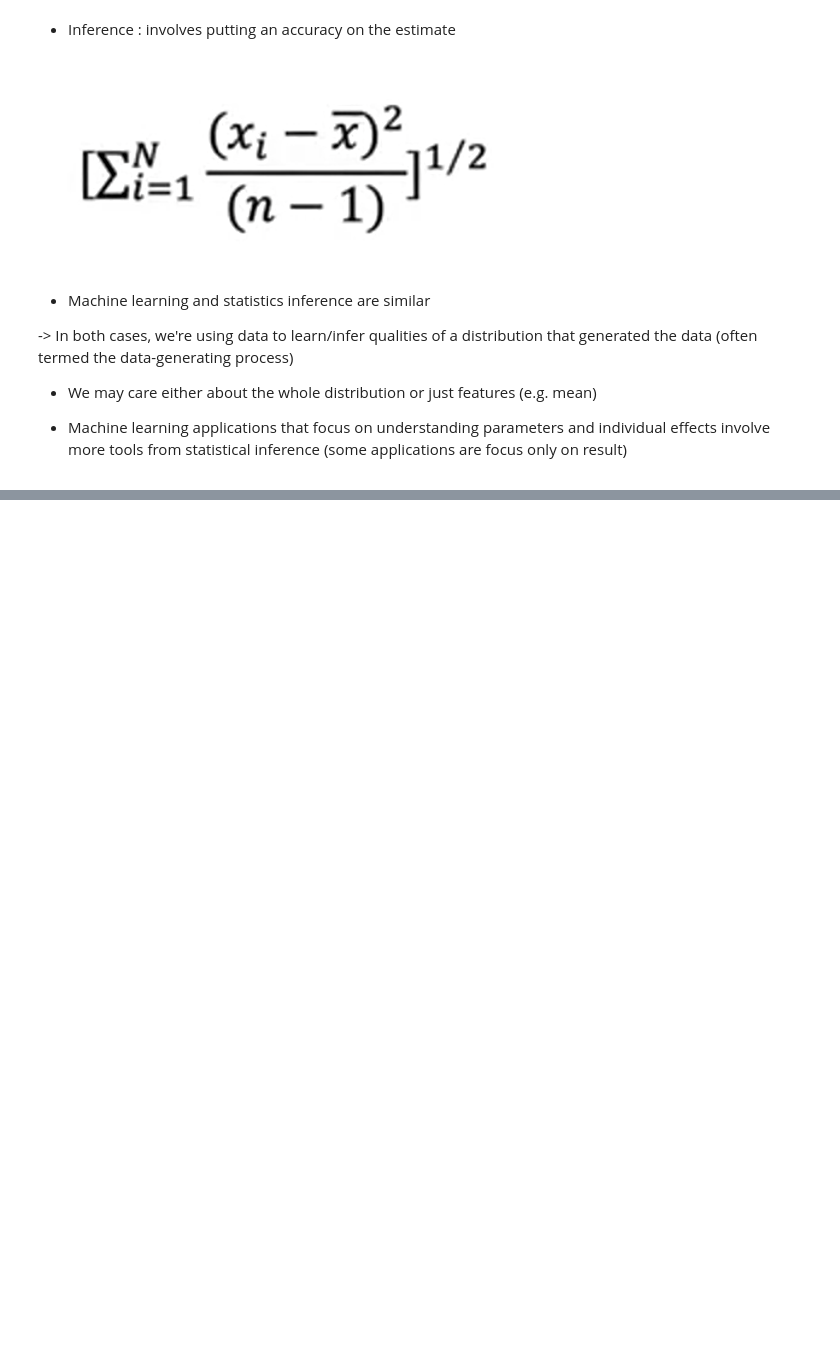
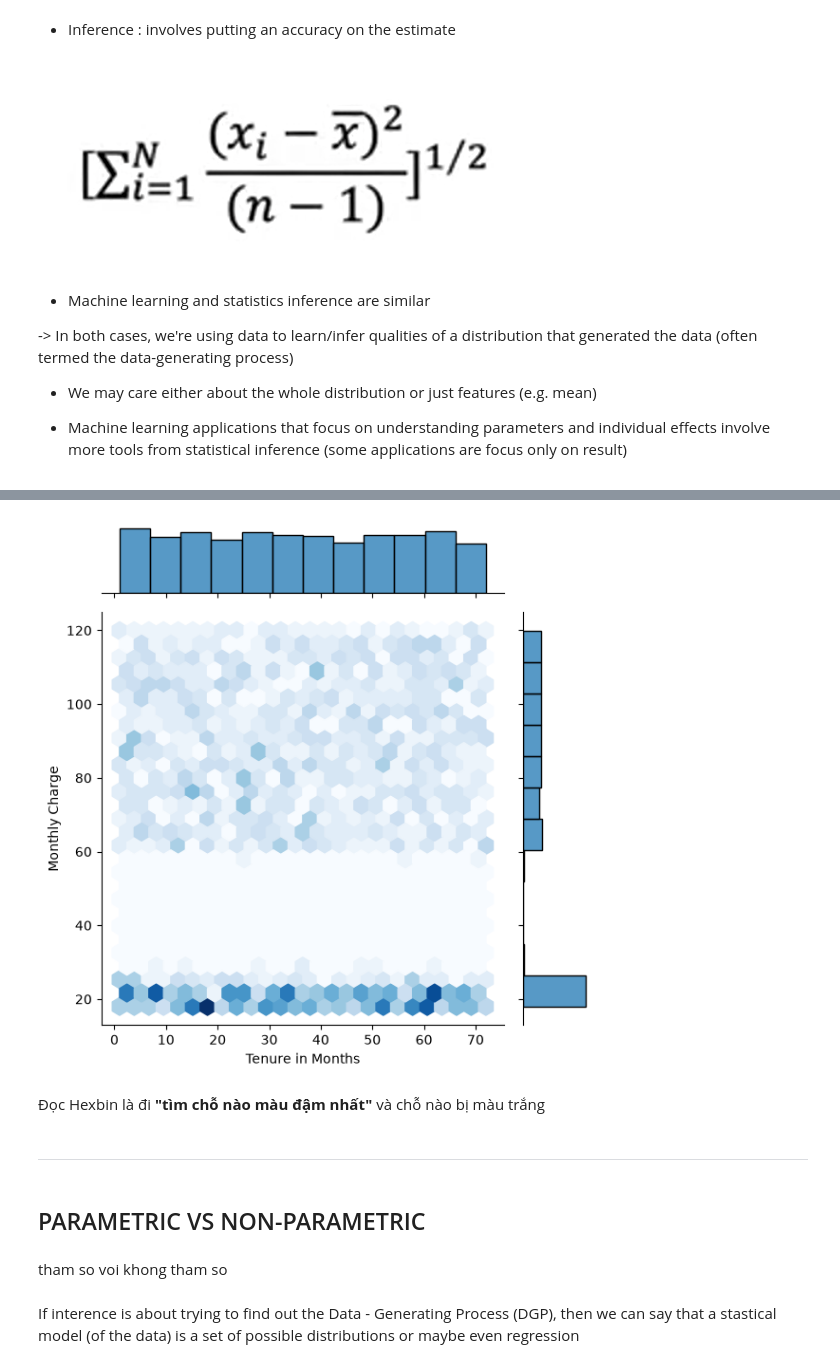
Before and after one commit to AramNguyen/Studyyyy, a Jupyter notebook: IBM Exploratory Data Analysis for ML/04_Inferential_Statistics_And_Hypothesis_Testing.ipynb, the cells around one changed output, grey strips where cells are left out. Drawn from its saved outputs; the diff is of its cells as text; code cells hidden in the pictures; blank space fills up the shorter version.

```diff
--- a/IBM Exploratory Data Analysis for ML/04_Inferential_Statistics_And_Hypothesis_Testing.ipynb
+++ b/IBM Exploratory Data Analysis for ML/04_Inferential_Statistics_And_Hypothesis_Testing.ipynb
@@ -24,0 +39,57 @@
+# %%
+import numpy as np
+import pandas as pd
+import seaborn as sns
+import matplotlib.pyplot as plt
+
+# 1. Tạo tập dữ liệu giả lập mô phỏng hình ảnh trong slide
+np.random.seed(42)
+n_samples = 1500
+
+# Tạo cột tenure (tháng) từ 1 đến 72 tháng
+months = np.random.randint(1, 73, size=n_samples)
+
+# Tạo cột monthly_charges (cước phí) dao động từ 20 đến 120
+# Cố tình gom cụm ở mức cước ~20 và các mốc cước cao để giống hình slide
+charges_low = np.random.normal(loc=20, scale=3, size=n_samples // 3)
+charges_high = np.random.uniform(60, 120, size=n_samples - (n_samples // 3))
+monthly_charges = np.clip(np.concatenate([charges_low, charges_high]), 18, 125)
+
+# Đưa vào DataFrame
+df = pd.DataFrame({
+    'tenure_months': months,
+    'monthly_charges': monthly_charges
+})
+
+# Dictionary ánh xạ nhãn giống như trong slide
+labels = {
+    'months': 'tenure_months',
+    'monthly': 'monthly_charges'
+}
+
+# 2. Vẽ biểu đồ Seaborn Hexbin Jointplot
+# gridsize điều chỉnh độ to/nhỏ của các ô lục giác
+grid = sns.jointplot(
+    x=df[labels['months']],
+    y=df[labels['monthly']],
+    kind='hex',
+    cmap='Blues',
+    gridsize=25
+)
+
+# Đặt lại tên trục cho khớp với slide
+grid.set_axis_labels('Tenure in Months', 'Monthly Charge')
+plt.tight_layout()
+plt.show()
+# %% [output]
+[figure, added]
+# %% [markdown]
+Đọc Hexbin là đi **"tìm chỗ nào màu đậm nhất"** và chỗ nào bị màu trắng
+# %% [markdown]
+---
+# %% [markdown]
+## PARAMETRIC VS NON-PARAMETRIC
+# %% [markdown]
+tham so voi khong tham so
+# %% [markdown]
+If interence is about trying to find out the Data - Generating Process (DGP), then we can say that a stastical model (of the data) is a set of possible distributions or maybe even regression
```
Also changed, not shown: parts of 10 cells of this notebook.
